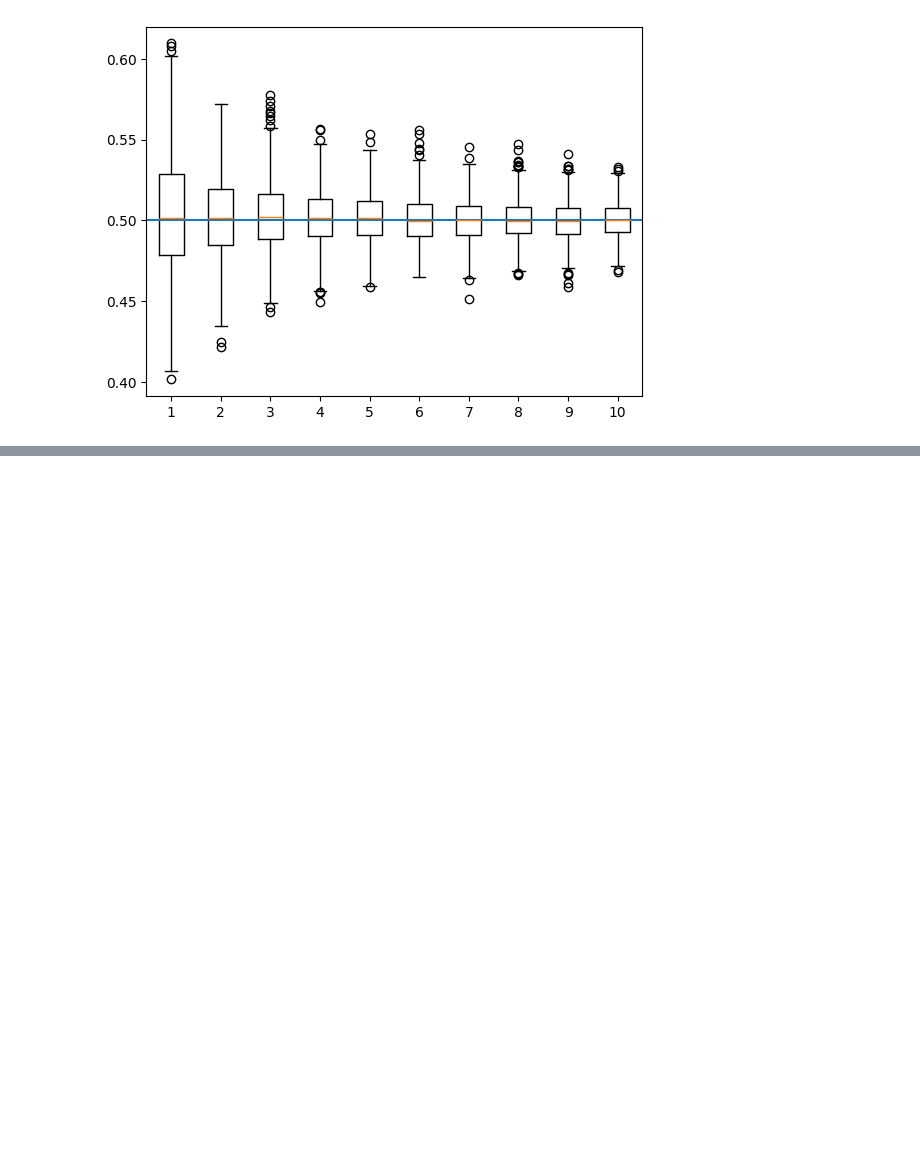
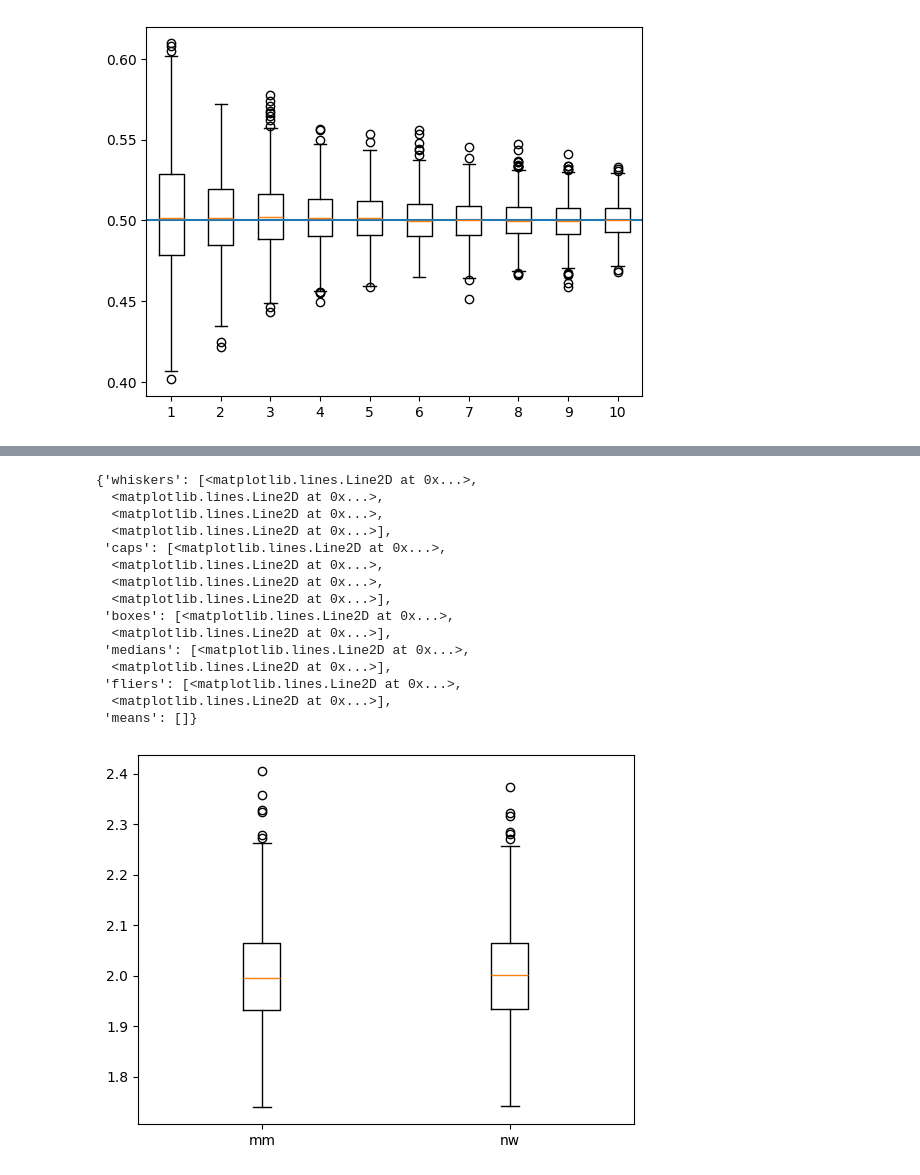
Before and after one commit to MariaNowacka/4-semestr, a Jupyter notebook: statystyka/lista5.ipynb, the cells around one changed output, grey strips where cells are left out. Saved outputs shown, nothing was run; the diff lists cells and outputs as text; code cells hidden in the pictures; blank space fills up the shorter version.

```diff
--- a/statystyka/lista5.ipynb
+++ b/statystyka/lista5.ipynb
@@ -45,0 +100,38 @@ plt.axhline(y = 0.5)
+# %%
+def a_hat(X):
+    return 1/(1- np.mean(X)) - 2
+# %%
+def a_hat0(X):
+    return -1 - (len(X)/sum(np.log(x) for x in X))
+# %%
+def asym(n = 1000):
+    u = np.random.rand(n)
+    return np.power(u, 1/(a+1))
+# %%
+a1 = []
+a2 = []
+for i in range(n):
+    X = asym()
+    aa1 = a_hat0(X)
+    aa2 = a_hat(X)
+    a1.append(aa1)
+    a2.append(aa2)
+# %%
+plt.boxplot([a2, a1], labels = ['mm', 'nw'])
+# %% [output]
+{'whiskers': [<matplotlib.lines.Line2D at 0x...>,
+  <matplotlib.lines.Line2D at 0x...>,
+  <matplotlib.lines.Line2D at 0x...>,
+  <matplotlib.lines.Line2D at 0x...>],
+ 'caps': [<matplotlib.lines.Line2D at 0x...>,
+  <matplotlib.lines.Line2D at 0x...>,
+  <matplotlib.lines.Line2D at 0x...>,
+  <matplotlib.lines.Line2D at 0x...>],
+ 'boxes': [<matplotlib.lines.Line2D at 0x...>,
+  <matplotlib.lines.Line2D at 0x...>],
+ 'medians': [<matplotlib.lines.Line2D at 0x...>,
+  <matplotlib.lines.Line2D at 0x...>],
+ 'fliers': [<matplotlib.lines.Line2D at 0x...>,
+  <matplotlib.lines.Line2D at 0x...>],
+ 'means': []}
+[figure, added]
```
Also changed, not shown: parts of 8 cells of this notebook.
